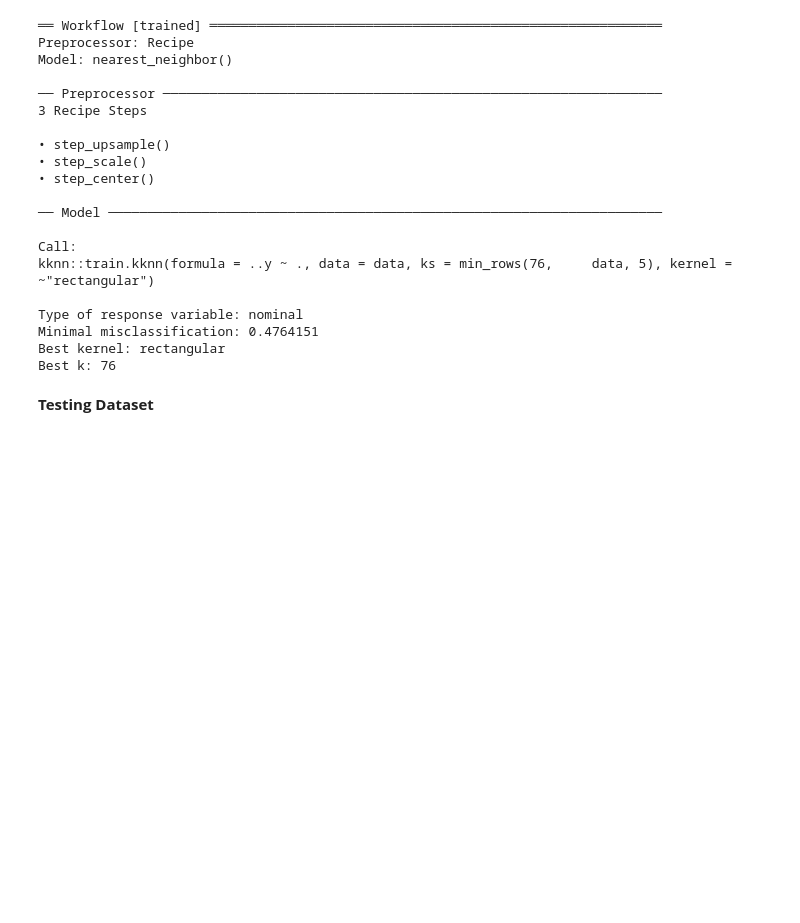
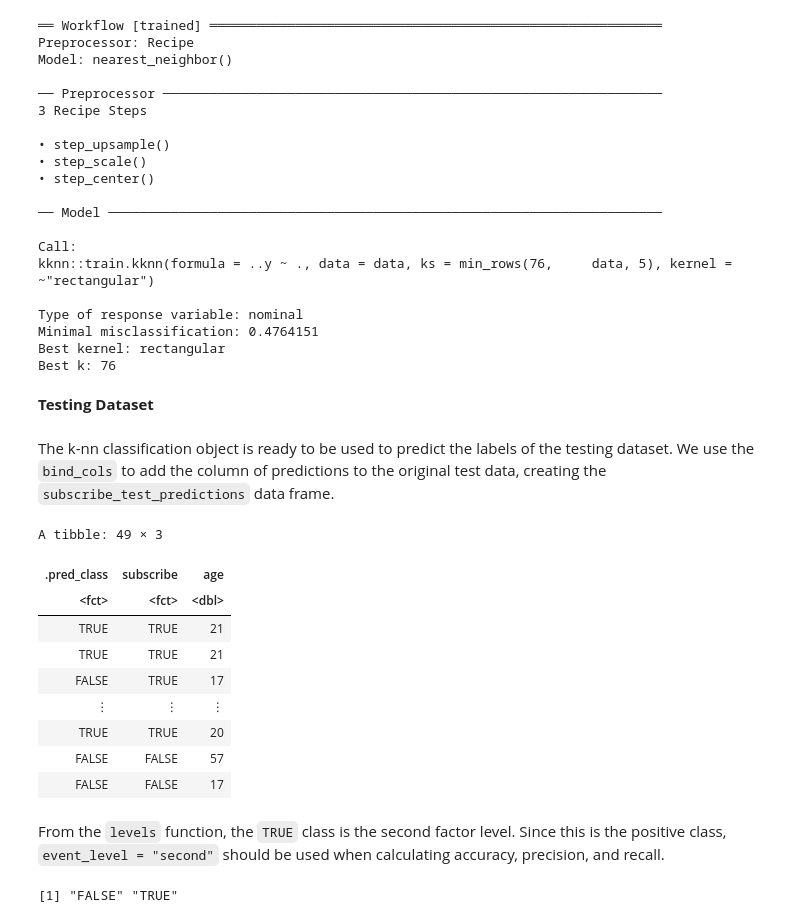
Before and after one commit to zzashleeyj/DSCI100-46-Group-Project, a Jupyter notebook: Final Project 46.ipynb, the cells around one changed output. Cells and saved outputs as stored; diff of their text form; code cells hidden in the pictures; blank space fills up the shorter version.

Commit message:
finished testing

```diff
--- a/Final Project 46.ipynb
+++ b/Final Project 46.ipynb
@@ -409,3 +427,27 @@ Best kernel: rectangular
 Best k: 76
 # %% [markdown]
 **Testing Dataset**
+# %% [markdown]
+The k-nn classification object is ready to be used to predict the labels of the testing dataset. We use the `bind_cols` to add the column of predictions to the original test data, creating the `subscribe_test_predictions` data frame.
+# %%
+subscribe_test_predictions <- predict(knn_fit, players_test) |>
+  bind_cols(players_test)
+
+subscribe_test_predictions
+# %% [output]
+A tibble: 49 × 3
+| .pred_class | subscribe | age |
+| <fct> | <fct> | <dbl> |
+| TRUE | TRUE | 21 |
+| TRUE | TRUE | 21 |
+| FALSE | TRUE | 17 |
+| ⋮ | ⋮ | ⋮ |
+| TRUE | TRUE | 20 |
+| FALSE | FALSE | 57 |
+| FALSE | FALSE | 17 |
+# %% [markdown]
+From the `levels` function, the `TRUE` class is the second factor level. Since this is the positive class, `event_level = "second"` should be used when calculating accuracy, precision, and recall.
+# %%
+subscribe_test_predictions |> pull(subscribe) |> levels()
+# %% [output]
+[1] "FALSE" "TRUE"
```
Also changed, not shown: parts of 11 cells of this notebook.
